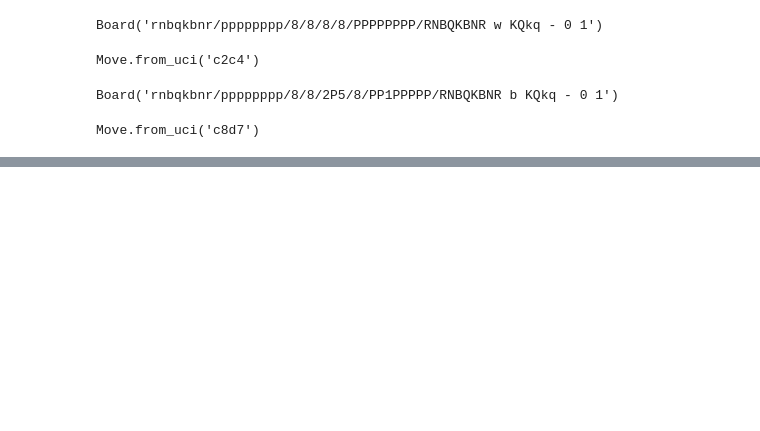
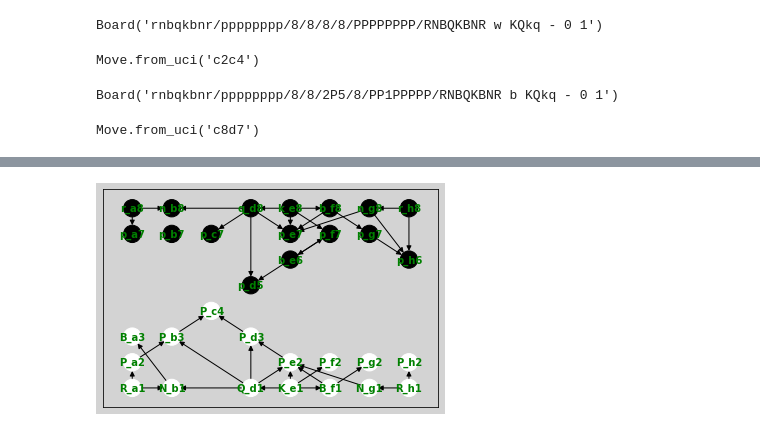
Before and after one commit to oussjarrousse/risk-graphs, a Jupyter notebook: risk_graph_chess.ipynb, the cells around one changed output, grey strips where cells are left out. Saved outputs shown, nothing was run; the diff lists cells and outputs as text; code cells hidden in the pictures; blank space fills up the shorter version.

```diff
--- a/risk_graph_chess.ipynb
+++ b/risk_graph_chess.ipynb
@@ -45,0 +57,4 @@ crg.draw_threat_graph()
+# %%
+crg.draw_support_graph()
+# %% [output]
+[figure, added]
```
Also changed, not shown: parts of 11 cells of this notebook, 2 other files.
